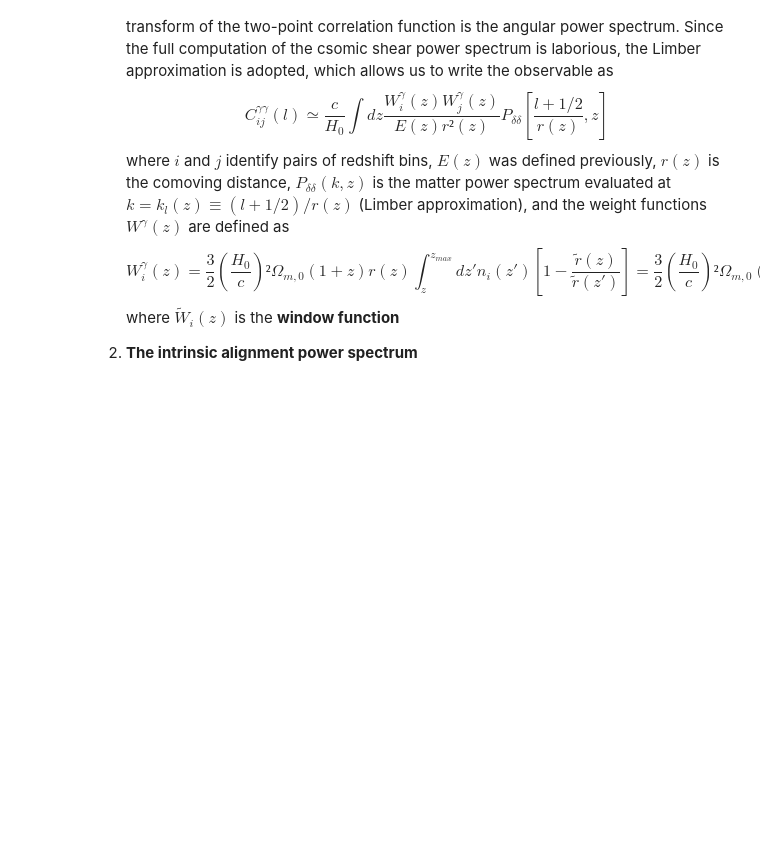
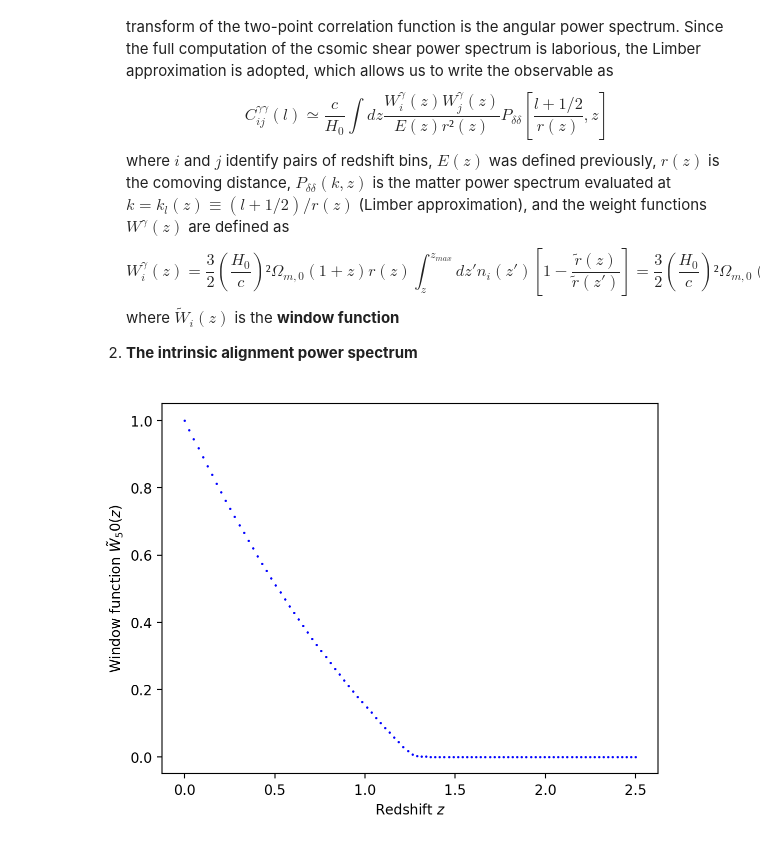
Before and after one commit to vPedreros/dfi-summer-2023, a Jupyter notebook: summer_nb.ipynb, the cells around one changed output. Cells and saved outputs as stored; diff of their text form; code cells hidden in the pictures; blank space fills up the shorter version.

Commit message:
Weight function defined. Plot for window takes ~10min

```diff
--- a/summer_nb.ipynb
+++ b/summer_nb.ipynb
@@ -308,15 +308,31 @@ def window(i, z, zmin=0.0, zmax=2.5):
     ===================================================
     Inputs: bin number i, redshift z, min/max redshift
     zmin/zmax (optional, default=0.0/2.5)
-    Output: window function evaluated at z
+    Output: window function evaluated at z, of the ith bin.
     """
     def integrand(w):
         return bin_number_density(i, w) * (1 - r(z) / r(w))
     return integrate.quad(integrand, z, zmax)[0]
+
+
+def weight(i, z, Omm=omm):
+    """Weight function of the ith bin, as a function of
+    redshift.
+    ===================================================
+    Inputs: bin number i, redshift z, matter density
+    Omega_m (optional, default provided by CAMB)
+    Output: weight function evaluated at z, of the ith bin
+    """
+    const = 3 / 2 * (pars.H0 / const.c.value) ** 2 * Omm
+    z_dep = (1 + z) * r(z) * window(i, z)
+    return const * z_dep
 # %%
 fig, ax = plt.subplots()
+i = 50
 
 for z in z_to_plot:
-    ax.plot(window(50, z))
+    ax.scatter(z, window(i, z), c='b', s=0.5)
 ax.set_xlabel('Redshift $z$')
-ax.set_ylabel(r'Window function $\tilde{W}_i(z)$');
+ax.set_ylabel(r'Window function $\tilde{W}_%s(z)$'%(i));
+# %% [output]
+[figure, added]
```
